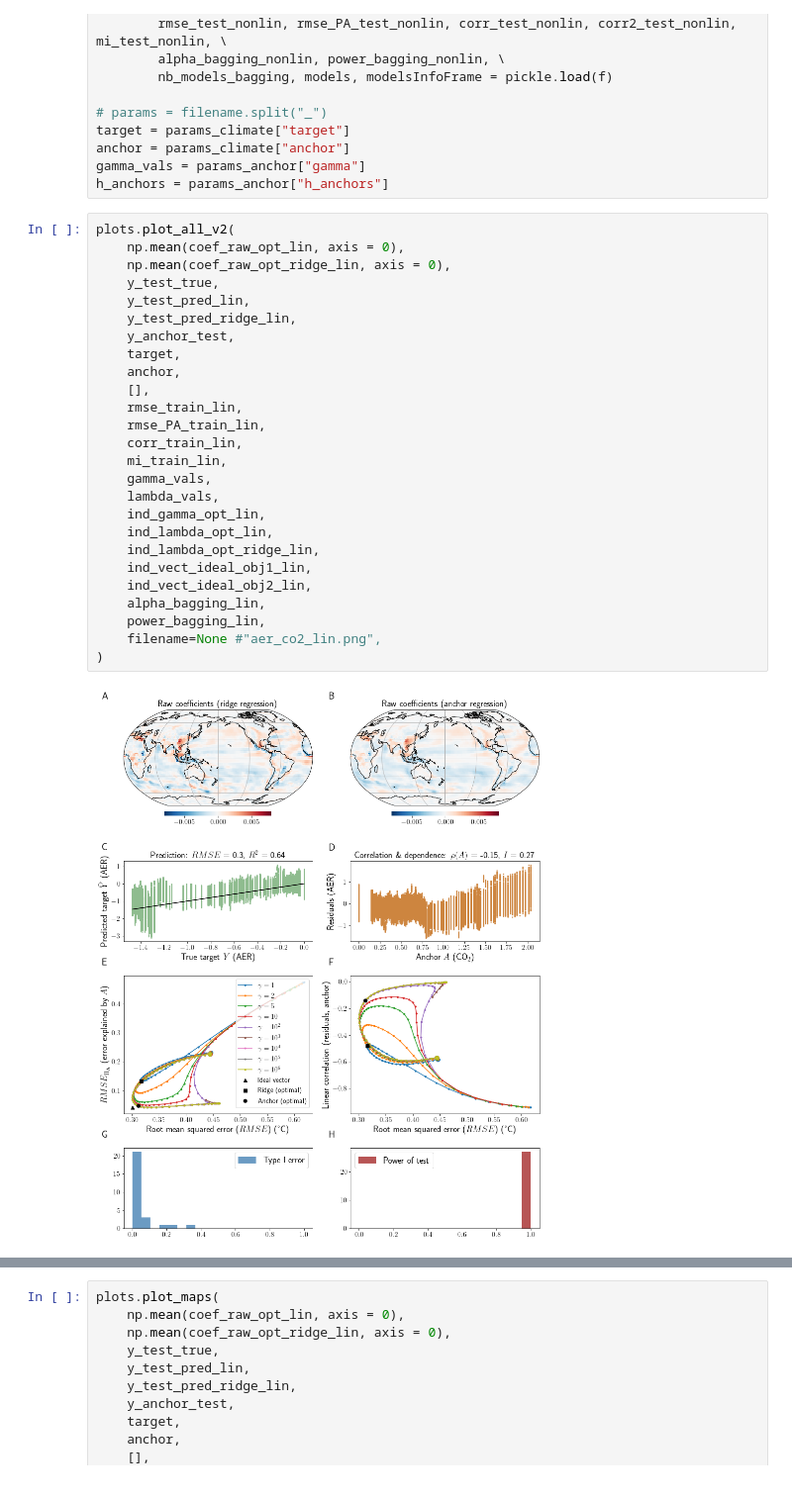
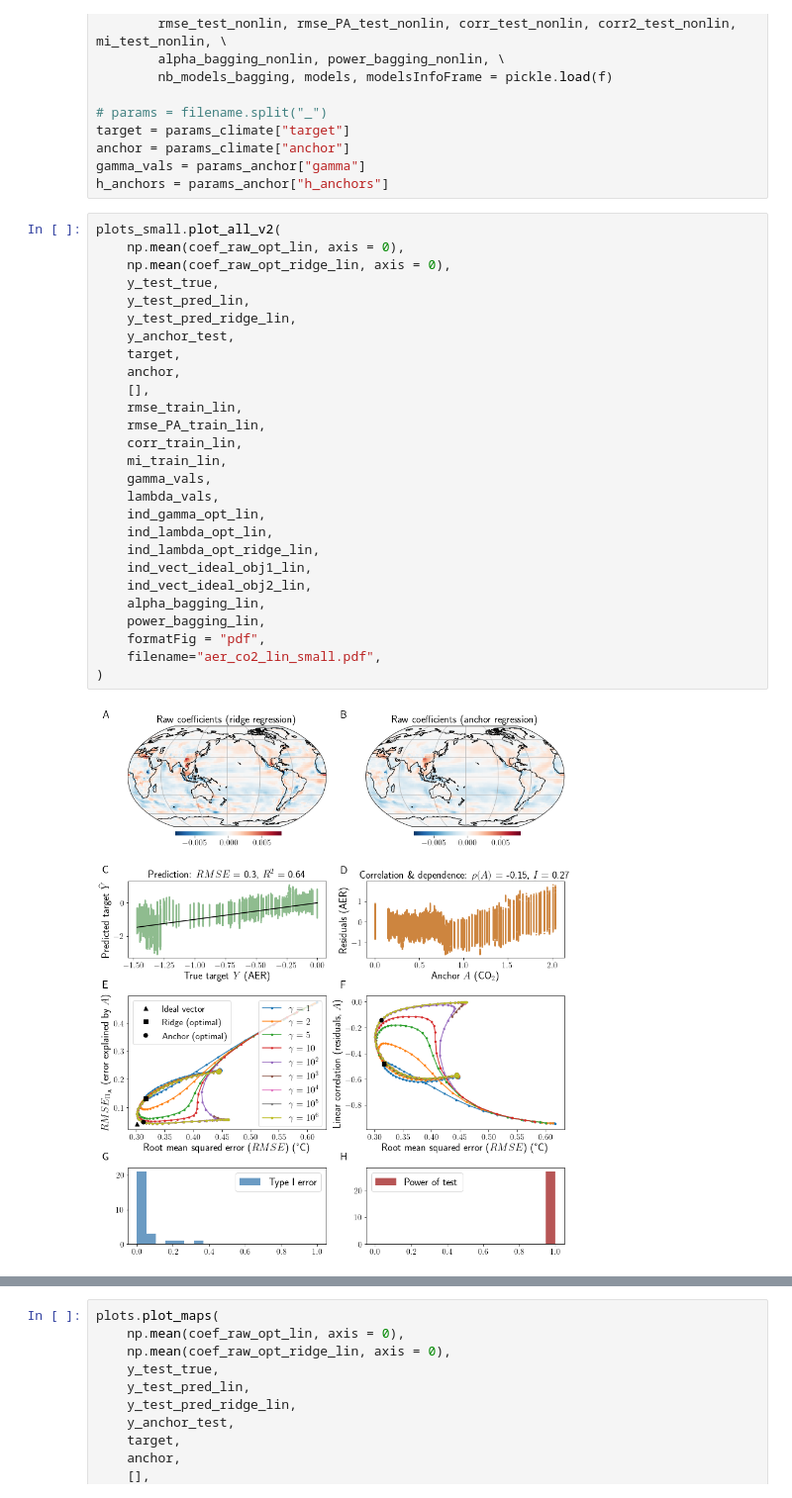
Before and after one commit to eszekely/robustDA, a Jupyter notebook: notebooks/CMIP6_dashlarge.ipynb, the cells around one changed output, grey strips where cells are left out. Shown at 99% size. Drawn from its saved outputs; the diff is of its cells as text.

Commit message:
plots paper

```diff
--- a/notebooks/CMIP6_dashlarge.ipynb
+++ b/notebooks/CMIP6_dashlarge.ipynb
@@ -102,30 +102,31 @@ anchor = params_climate["anchor"]
 gamma_vals = params_anchor["gamma"]
 h_anchors = params_anchor["h_anchors"]
 # %%
-plots.plot_all_v2(
+plots_small.plot_all_v2(
     np.mean(coef_raw_opt_lin, axis = 0),
     np.mean(coef_raw_opt_ridge_lin, axis = 0),
     y_test_true,
     y_test_pred_lin,
     y_test_pred_ridge_lin,
     y_anchor_test,
     target,
     anchor,
     [],
     rmse_train_lin,
     rmse_PA_train_lin,
     corr_train_lin,
     mi_train_lin,
     gamma_vals,
     lambda_vals,
     ind_gamma_opt_lin,
     ind_lambda_opt_lin,
     ind_lambda_opt_ridge_lin,
     ind_vect_ideal_obj1_lin,
     ind_vect_ideal_obj2_lin,
     alpha_bagging_lin,
     power_bagging_lin,
-    filename=None #"aer_co2_lin.png",
+    formatFig = "pdf",
+    filename="aer_co2_lin_small.pdf",
 )
 # %% [output]
-[figure, old version]
+[figure, new version]
```
Also changed, not shown: parts of 5 cells of this notebook, 3 other files.
